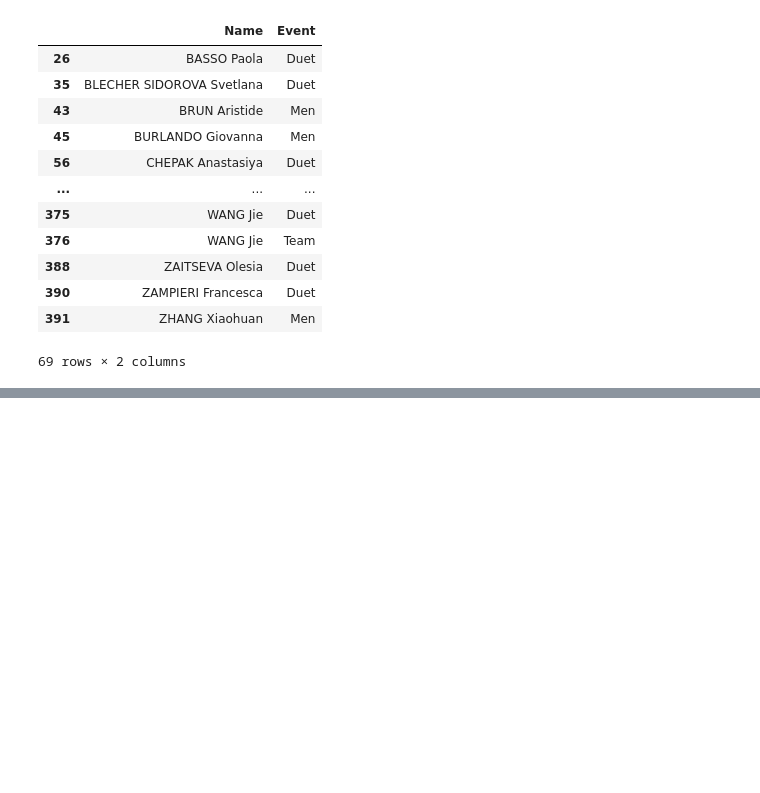
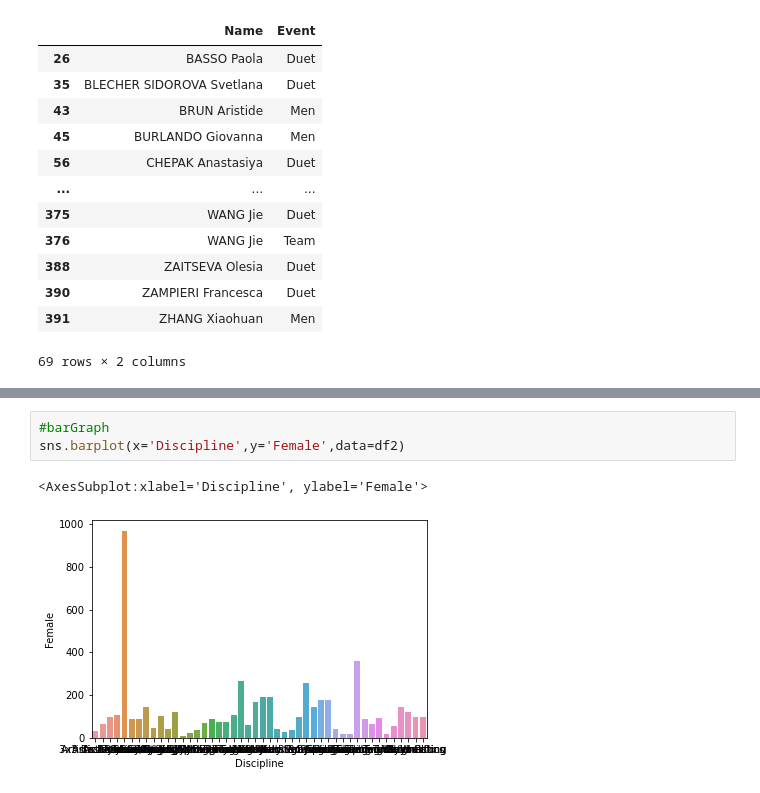
Before and after one commit to ankittrajj/Python_with_DATA_Analysis, a Jupyter notebook: DA_PROJECT(OLYMPICS_DATASET).ipynb, the cells around one changed output, grey strips where cells are left out. Drawn from its saved outputs; the diff is of its cells as text; blank space fills up the shorter version.

```diff
--- a/DA_PROJECT(OLYMPICS_DATASET).ipynb
+++ b/DA_PROJECT(OLYMPICS_DATASET).ipynb
@@ -284,0 +596,6 @@ df[df['Discipline']=='Artistic Swimming'][['Name','Event']]
+# %%
+#barGraph
+sns.barplot(x='Discipline',y='Female',data=df2)
+# %% [output]
+<AxesSubplot:xlabel='Discipline', ylabel='Female'>
+[figure, added]
```
Also changed, not shown: parts of 53 cells of this notebook.
